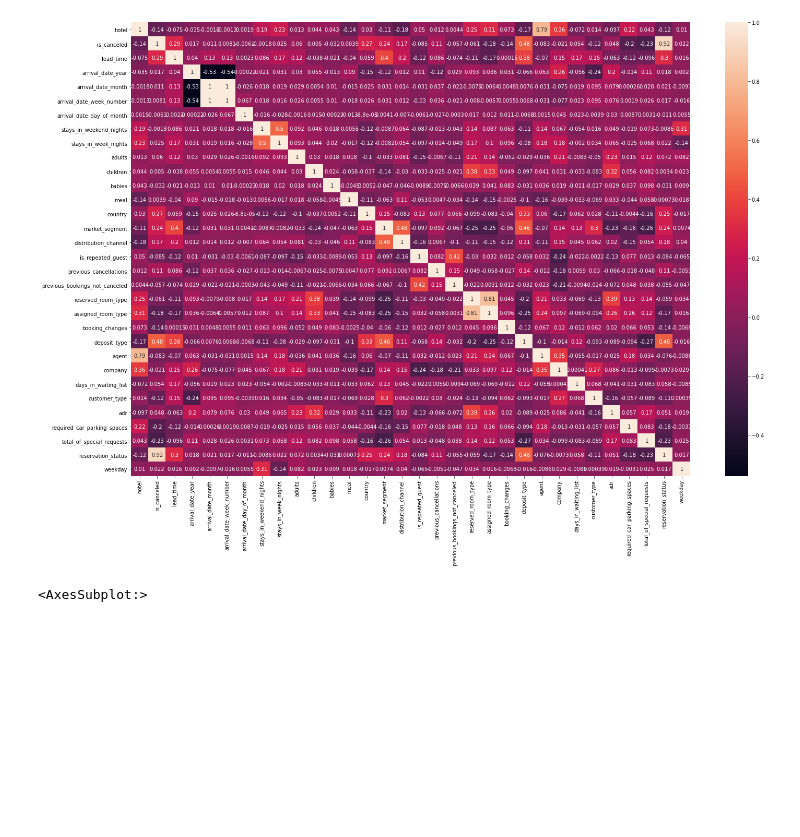
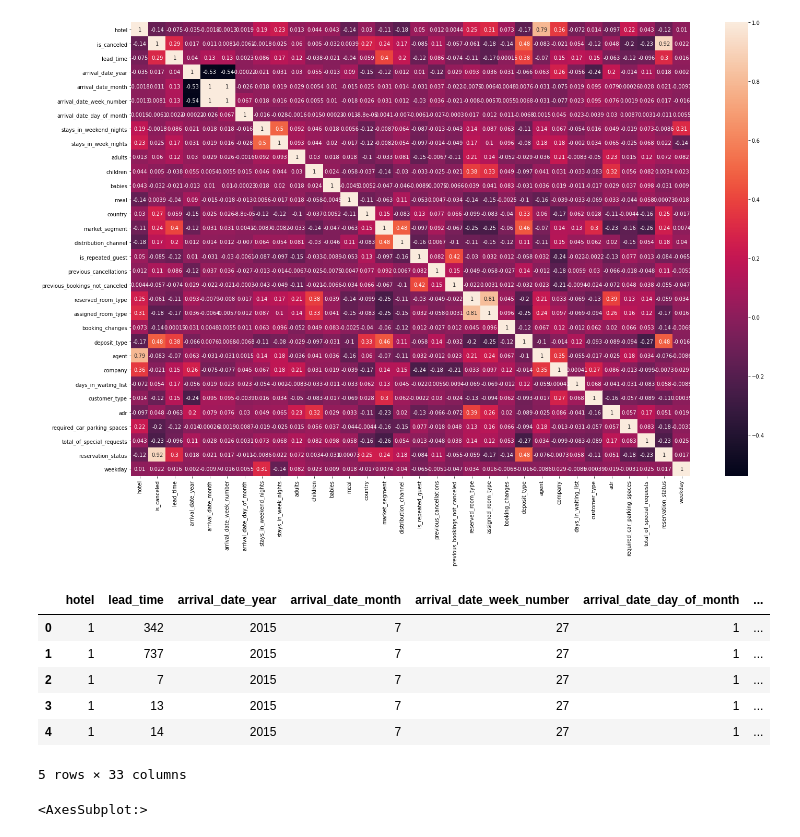
Before and after one commit to DJ1070/Hotel_Bookings, a Jupyter notebook: Hotel_Cancellation_Prediction.ipynb, the cells around one changed output. Cells and saved outputs as stored; diff of their text form; code cells hidden in the pictures; blank space fills up the shorter version.

```diff
--- a/Hotel_Cancellation_Prediction.ipynb
+++ b/Hotel_Cancellation_Prediction.ipynb
@@ -44,3 +53,8 @@ Data columns (total 32 columns):
  31  reservation_status_date         119390 non-null  object
 dtypes: float64(4), int64(16), object(12)
 memory usage: 29.1+ MB
+# %%
+# Filling missing values with 0
+
+df.agent = df.agent.fillna(0)
+df.company = df.company.fillna(0)
@@ -289,0 +321,14 @@ sns.heatmap(df.corr(), annot=True, ax = ax)
+# %%
+X = df.drop(['is_canceled'], axis = 1)
+y = df['is_canceled']
+y = np.array(y)
+# %%
+X.head()
+# %% [output]
+|  | hotel | lead_time | arrival_date_year | arrival_date_month | arrival_date_week_number | arrival_date_day_of_month | ... |
+| 0 | 1 | 342 | 2015 | 7 | 27 | 1 | ... |
+| 1 | 1 | 737 | 2015 | 7 | 27 | 1 | ... |
+| 2 | 1 | 7 | 2015 | 7 | 27 | 1 | ... |
+| 3 | 1 | 13 | 2015 | 7 | 27 | 1 | ... |
+| 4 | 1 | 14 | 2015 | 7 | 27 | 1 | ... |
+5 rows × 33 columns
```
Also changed, not shown: parts of 5 cells of this notebook.
